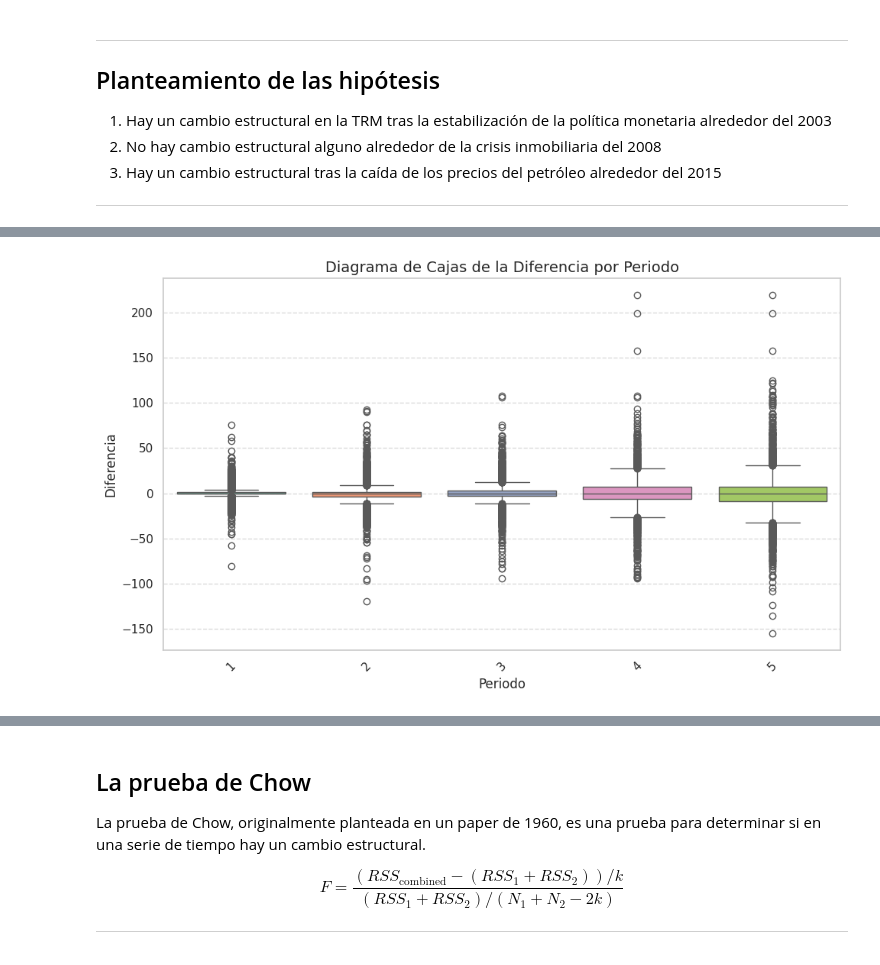
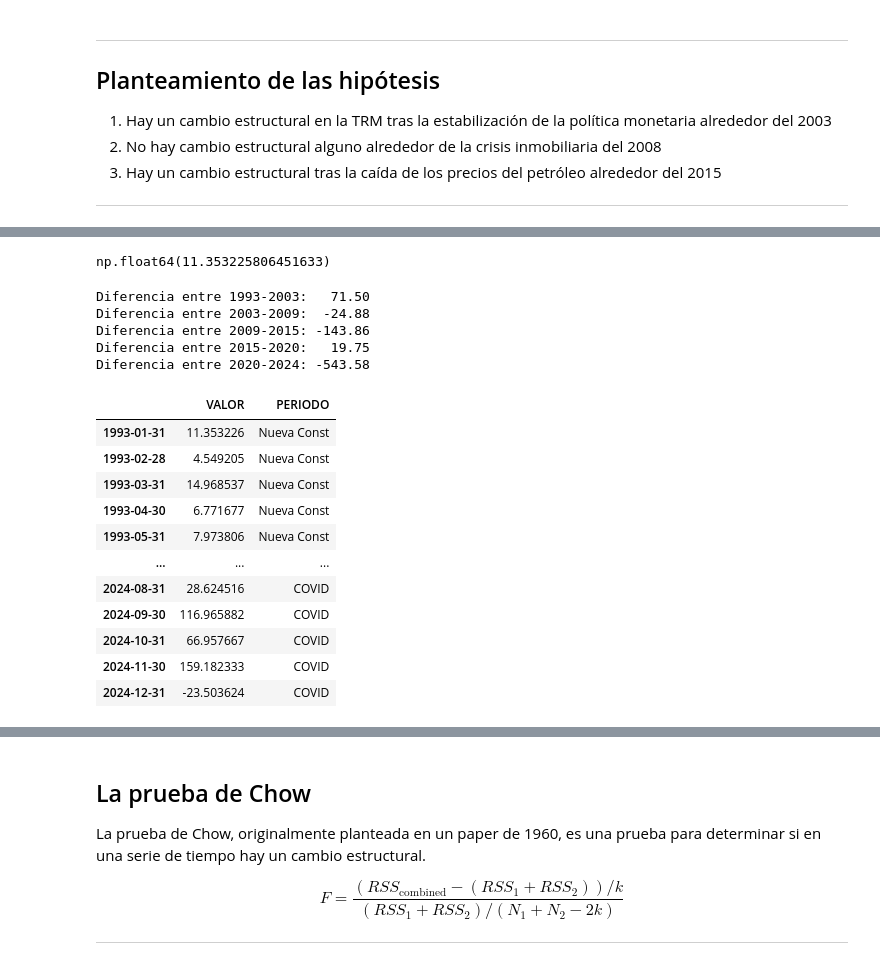
Before and after one commit to sergiolaverde0/fp_sub_IA, a Jupyter notebook: Trabajo_final_JARR_JAJE_SAL.ipynb, the cells around one changed output, grey strips where cells are left out. Drawn from its saved outputs; the diff is of its cells as text; code cells hidden in the pictures.

```diff
--- a/Trabajo_final_JARR_JAJE_SAL.ipynb
+++ b/Trabajo_final_JARR_JAJE_SAL.ipynb
@@ -357,3 +295,26 @@ P1 = data.loc[init_timestamp:end_timestamp]
+# %%
+diferencias.loc['1993-01-31','VALOR']
+# %% [output]
+np.float64(11.353225806451633)
+# %%
+# Periodos definidos y cálculo de diferencias
+periods = {
+    "1993-2003": diferencias.loc['20021231','VALOR'] - diferencias.loc['19930131','VALOR'],
+    "2003-2009": diferencias.loc['20080831','VALOR'] - diferencias.loc['20030131','VALOR'],
+    "2009-2015": diferencias.loc['20141031','VALOR'] - diferencias.loc['20080930','VALOR'],
+    "2015-2020": diferencias.loc['20200229','VALOR'] - diferencias.loc['20141130','VALOR'],
+    "2020-2024": diferencias.loc['20250131','VALOR'] - diferencias.loc['20200331','VALOR'],
+}
+
+# Mostrar resultados sin error de formato
+for period, diff in periods.items():
+    print(f"Diferencia entre {period}: {diff:>7.2f}")
+# %% [output]
+Diferencia entre 1993-2003:   71.50
+Diferencia entre 2003-2009:  -24.88
+Diferencia entre 2009-2015: -143.86
+Diferencia entre 2015-2020:   19.75
+Diferencia entre 2020-2024: -543.58
 # %%
 # Definir periodos
 period_ranges = {
@@ -375,24 +334,23 @@ diccionario = P
-# %%
-for period, df in diccionario.items():
-    # Extraer los valores de la columna "Diferencia" y asignar el periodo
-    period_data.extend([(period, value) for value in df['Diferencia']])
-
-# Convertir a DataFrame para graficar
-plot_df = pd.DataFrame(period_data, columns=['Periodo', 'Diferencia'])
-
-# Crear el diagrama de cajas
-plt.figure(figsize=(10, 6))
-sns.boxplot(data=plot_df, x='Periodo', y='Diferencia', hue='Periodo', palette='Set2', legend=False)
-
-# Personalización del gráfico
-plt.title('Diagrama de Cajas de la Diferencia por Periodo', fontsize=14)
-plt.xlabel('Periodo', fontsize=12)
-plt.ylabel('Diferencia', fontsize=12)
-plt.xticks(rotation=45)
-plt.grid(axis='y', linestyle='--', alpha=0.7)
-plt.tight_layout()
-
-# Mostrar gráfico
-plt.show()
-# %% [output]
-[figure, removed]
+# %%
+# Convertir a DataFrame para graficar
+df_list = []
+for key, value in diccionario.items():
+    df = value.to_frame()
+    df["PERIODO"] = key
+    df_list.append(df)
+
+plot_df = pd.concat(df_list, axis=0)
+plot_df
+# %% [output]
+|  | VALOR | PERIODO |
+| 1993-01-31 | 11.353226 | Nueva Const |
+| 1993-02-28 | 4.549205 | Nueva Const |
+| 1993-03-31 | 14.968537 | Nueva Const |
+| 1993-04-30 | 6.771677 | Nueva Const |
+| 1993-05-31 | 7.973806 | Nueva Const |
+| ... | ... | ... |
+| 2024-08-31 | 28.624516 | COVID |
+| 2024-09-30 | 116.965882 | COVID |
+| 2024-10-31 | 66.957667 | COVID |
+| 2024-11-30 | 159.182333 | COVID |
+| 2024-12-31 | -23.503624 | COVID |
```
Also changed, not shown: parts of 9 cells of this notebook.
